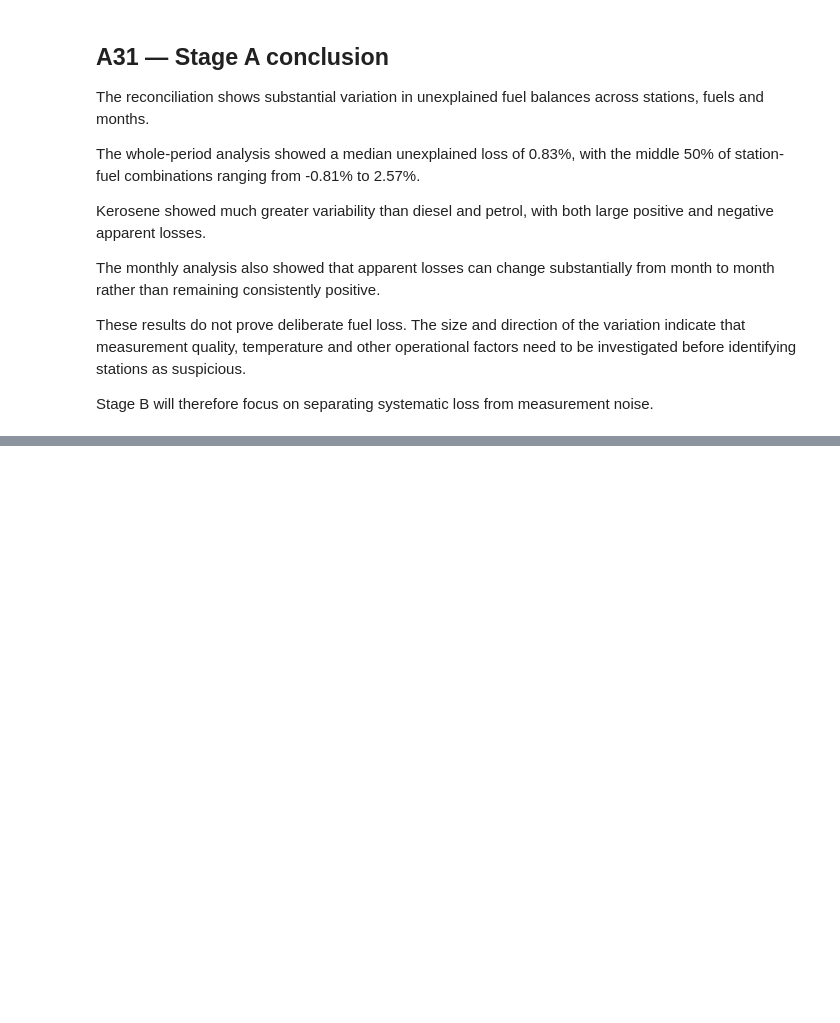
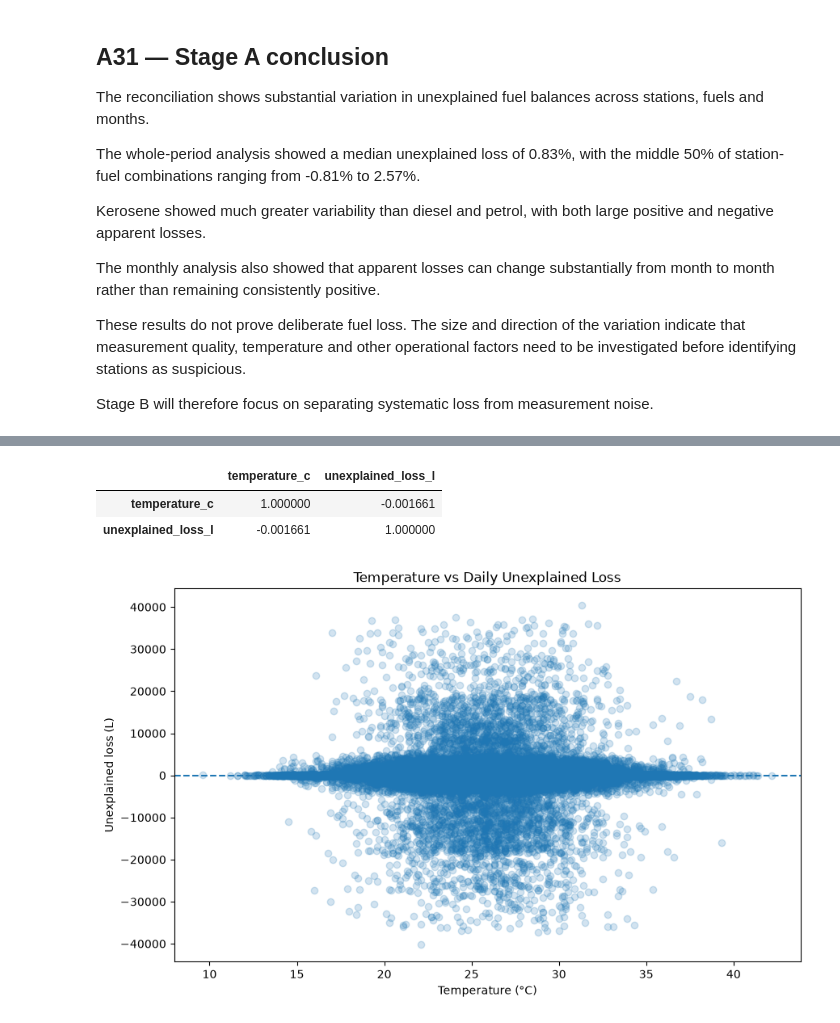
Before and after one commit to moforrochelle/skye8-ds-mofor-rochelle, a Jupyter notebook: notebooks/fuel_reconciliation.ipynb, the cells around one changed output, grey strips where cells are left out. Drawn from its saved outputs; the diff is of its cells as text; code cells hidden in the pictures; blank space fills up the shorter version.

```diff
--- a/notebooks/fuel_reconciliation.ipynb
+++ b/notebooks/fuel_reconciliation.ipynb
@@ -935,0 +1071,24 @@ variability for each station and fuel.
+# %%
+reconciliation[["temperature_c", "unexplained_loss_l"]].corr()
+# %% [output]
+|  | temperature_c | unexplained_loss_l |
+| temperature_c | 1.000000 | -0.001661 |
+| unexplained_loss_l | -0.001661 | 1.000000 |
+# %%
+plt.figure(figsize=(10, 6))
+
+plt.scatter(
+    reconciliation["temperature_c"],
+    reconciliation["unexplained_loss_l"],
+    alpha=0.2
+)
+
+plt.xlabel("Temperature (°C)")
+plt.ylabel("Unexplained loss (L)")
+plt.title("Temperature vs Daily Unexplained Loss")
+
+plt.axhline(0, linestyle="--")
+
+plt.show()
+# %% [output]
+[figure, added]
```
Also changed, not shown: parts of 26 cells of this notebook.
